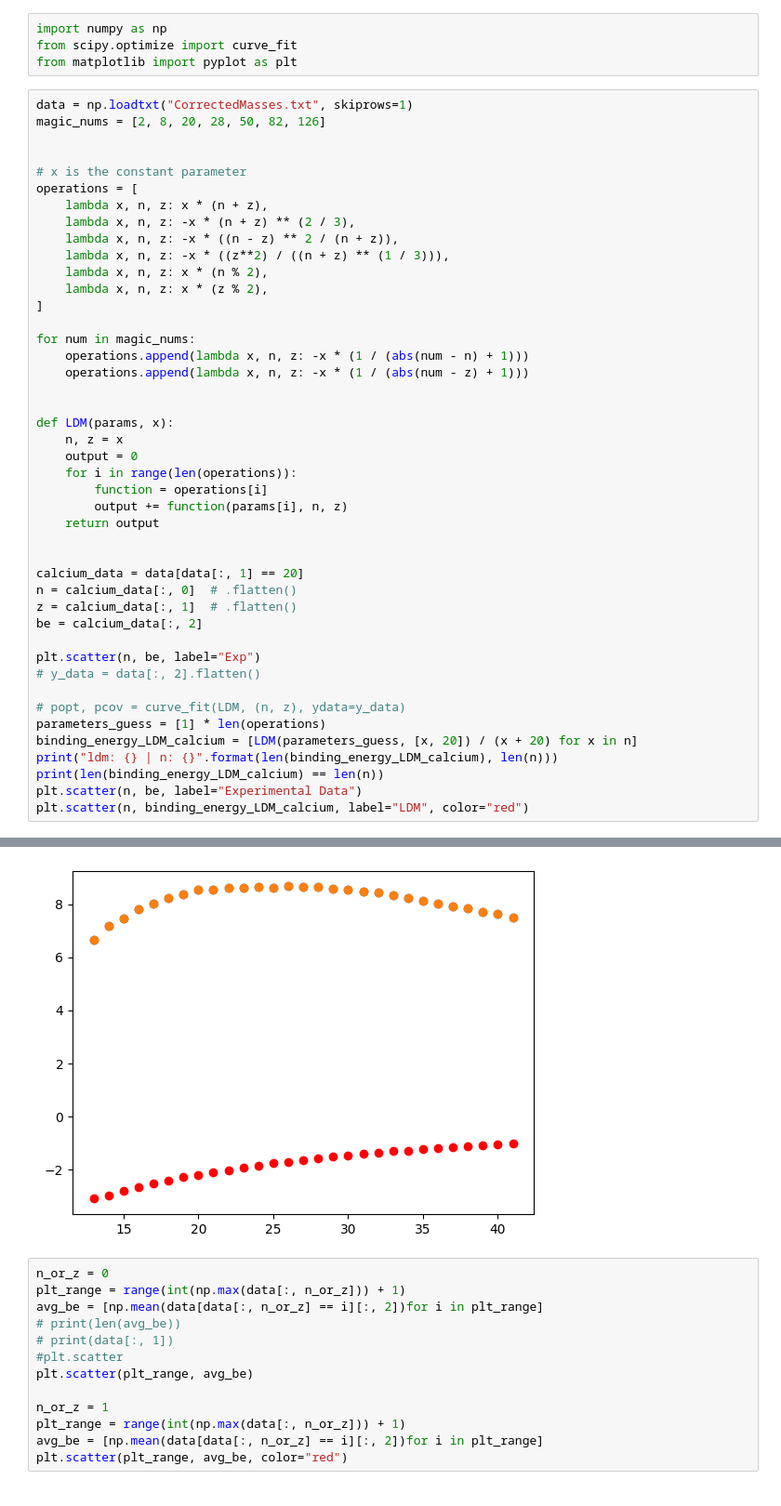
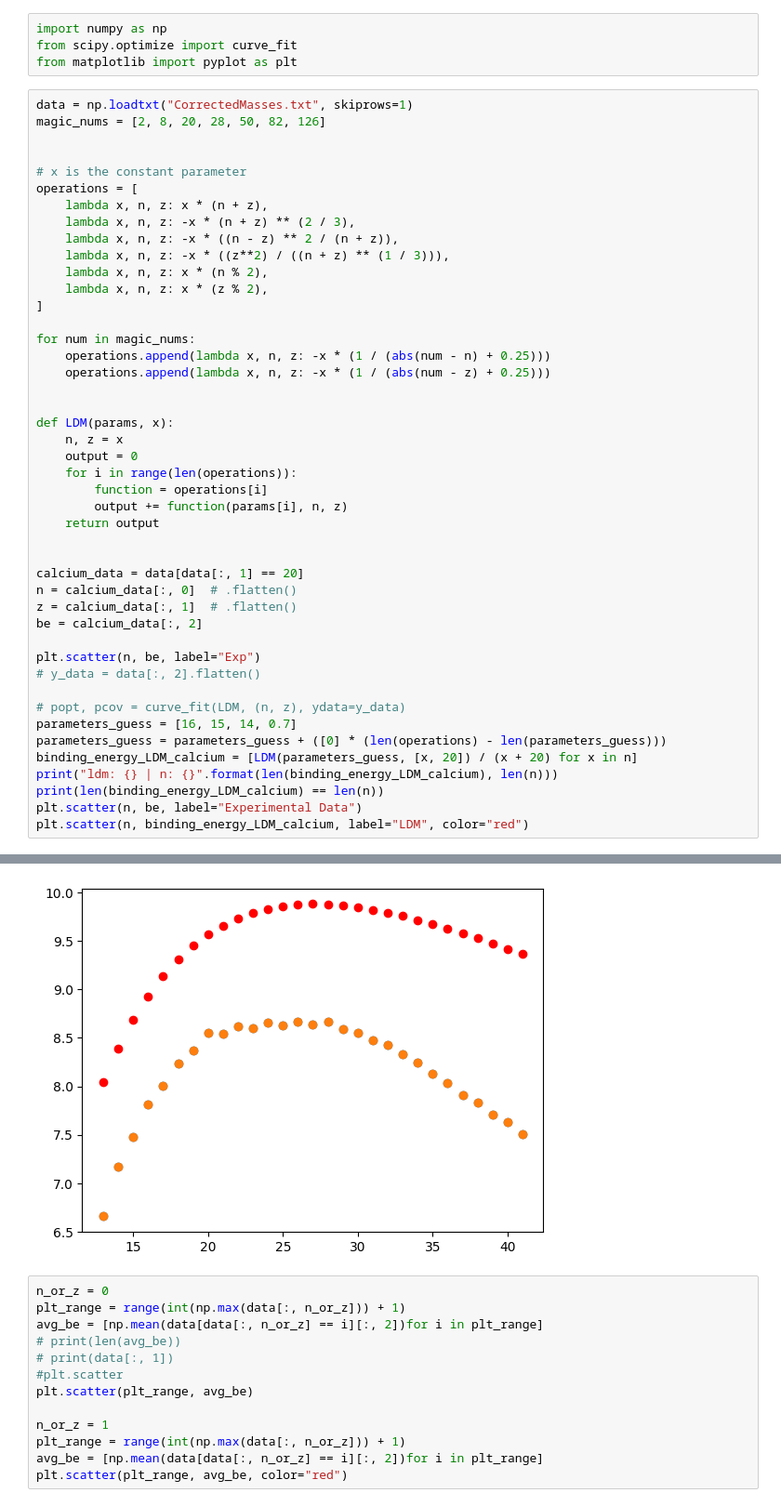
Before and after one commit to gigaquantum/theory-challenges, a Jupyter notebook: LDM Challenge/Calibrating Liquid Drop Challenge.ipynb, the cells around one changed output, grey strips where cells are left out. Shown at 93% size. Saved outputs shown, nothing was run; the diff lists cells and outputs as text.

```diff
--- a/LDM Challenge/Calibrating Liquid Drop Challenge.ipynb
+++ b/LDM Challenge/Calibrating Liquid Drop Challenge.ipynb
@@ -46,39 +46,40 @@ operations = [
 ]
 
 for num in magic_nums:
-    operations.append(lambda x, n, z: -x * (1 / (abs(num - n) + 1)))
-    operations.append(lambda x, n, z: -x * (1 / (abs(num - z) + 1)))
+    operations.append(lambda x, n, z: -x * (1 / (abs(num - n) + 0.25)))
+    operations.append(lambda x, n, z: -x * (1 / (abs(num - z) + 0.25)))
 
 
 def LDM(params, x):
     n, z = x
     output = 0
     for i in range(len(operations)):
         function = operations[i]
         output += function(params[i], n, z)
     return output
 
 
 calcium_data = data[data[:, 1] == 20]
 n = calcium_data[:, 0]  # .flatten()
 z = calcium_data[:, 1]  # .flatten()
 be = calcium_data[:, 2]
 
 plt.scatter(n, be, label="Exp")
 # y_data = data[:, 2].flatten()
 
 # popt, pcov = curve_fit(LDM, (n, z), ydata=y_data)
-parameters_guess = [1] * len(operations)
+parameters_guess = [16, 15, 14, 0.7]
+parameters_guess = parameters_guess + ([0] * (len(operations) - len(parameters_guess)))
 binding_energy_LDM_calcium = [LDM(parameters_guess, [x, 20]) / (x + 20) for x in n]
 print("ldm: {} | n: {}".format(len(binding_energy_LDM_calcium), len(n)))
 print(len(binding_energy_LDM_calcium) == len(n))
 plt.scatter(n, be, label="Experimental Data")
 plt.scatter(n, binding_energy_LDM_calcium, label="LDM", color="red")
 # %% [output]
 ldm: 29 | n: 29
 True
 <matplotlib.collections.PathCollection at 0x...>
-[figure, old version]
+[figure, new version]
 # %%
 n_or_z = 0
 plt_range = range(int(np.max(data[:, n_or_z])) + 1)
```
Also changed, not shown: parts of 5 cells of this notebook.
